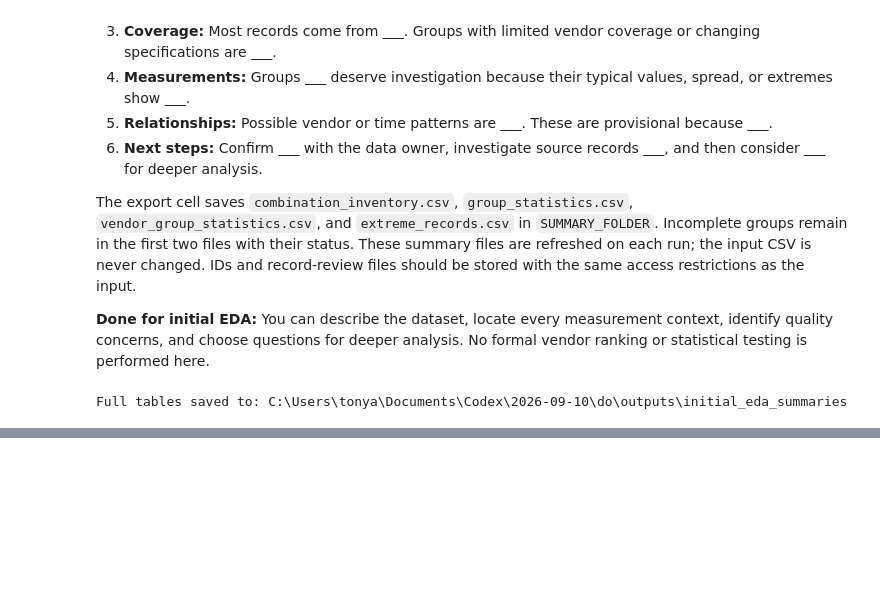
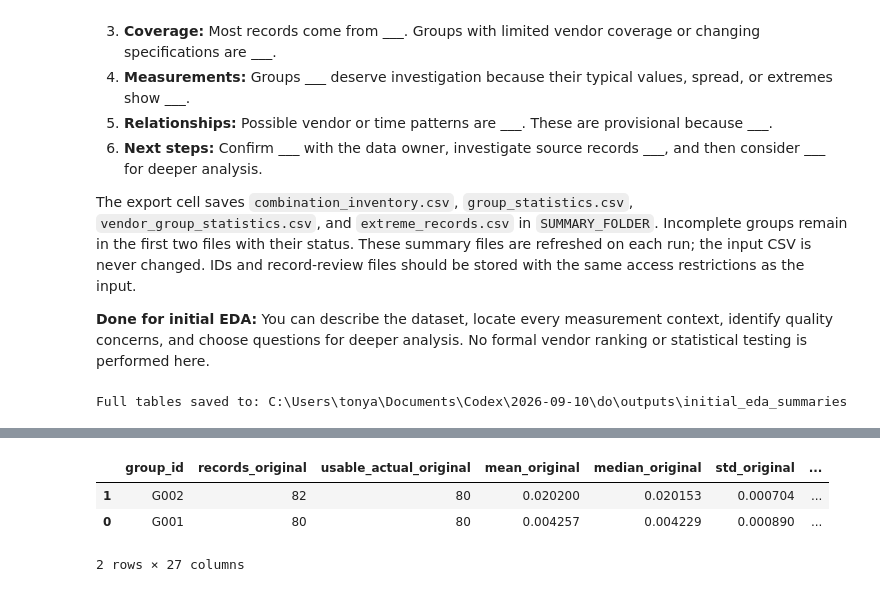
Before and after one commit to testcode851/Scripts, a Jupyter notebook: DSA/manufacturing_initial_eda_all_combinations.ipynb, the cells around one changed output, grey strips where cells are left out. Cells and saved outputs as stored; diff of their text form; code cells hidden in the pictures; blank space fills up the shorter version.

```diff
--- a/DSA/manufacturing_initial_eda_all_combinations.ipynb
+++ b/DSA/manufacturing_initial_eda_all_combinations.ipynb
@@ -542,0 +718,26 @@ Full tables saved to: C:\Users\tonya\Documents\Codex\2026-09-10\do\outputs\initi
+# %%
+# Purpose: Reuse one basic summary calculation for a clear before/after comparison.
+p2_ready_ids = set(group_summary.loc[group_summary.comparison_ready, "group_id"])
+p2_before = p2_data.loc[p2_data.group_id.isin(p2_ready_ids)]
+p2_after = p2_unique.loc[p2_unique.group_id.isin(p2_ready_ids)]
+
+def p2_basic_summary(frame):
+    return frame.groupby("group_id").agg(
+        records=("actual", "size"), usable_actual=("actual", "count"),
+        mean=("actual", "mean"), median=("actual", "median"), std=("actual", "std"),
+        minimum=("actual", "min"), maximum=("actual", "max")).reset_index()
+
+p2_original_stats = p2_basic_summary(p2_before)
+p2_scenario_stats = p2_basic_summary(p2_after)
+p2_changes = p2_original_stats.merge(p2_scenario_stats, on="group_id",
+    suffixes=("_original", "_scenario"), validate="one_to_one")
+p2_changes["copies_removed"] = p2_changes.records_original - p2_changes.records_scenario
+p2_changes["mean_change"] = p2_changes.mean_scenario - p2_changes.mean_original
+p2_changes["median_change"] = p2_changes.median_scenario - p2_changes.median_original
+p2_changes = p2_changes.merge(group_lookup, on="group_id", validate="one_to_one").sort_values("copies_removed", ascending=False)
+display(p2_changes.head(TABLE_PREVIEW_ROWS))
+# %% [output]
+|  | group_id | records_original | usable_actual_original | mean_original | median_original | std_original | ... |
+| 1 | G002 | 82 | 80 | 0.020200 | 0.020153 | 0.000704 | ... |
+| 0 | G001 | 80 | 80 | 0.004257 | 0.004229 | 0.000890 | ... |
+2 rows × 27 columns
```
Also changed, not shown: parts of 14 cells of this notebook.
